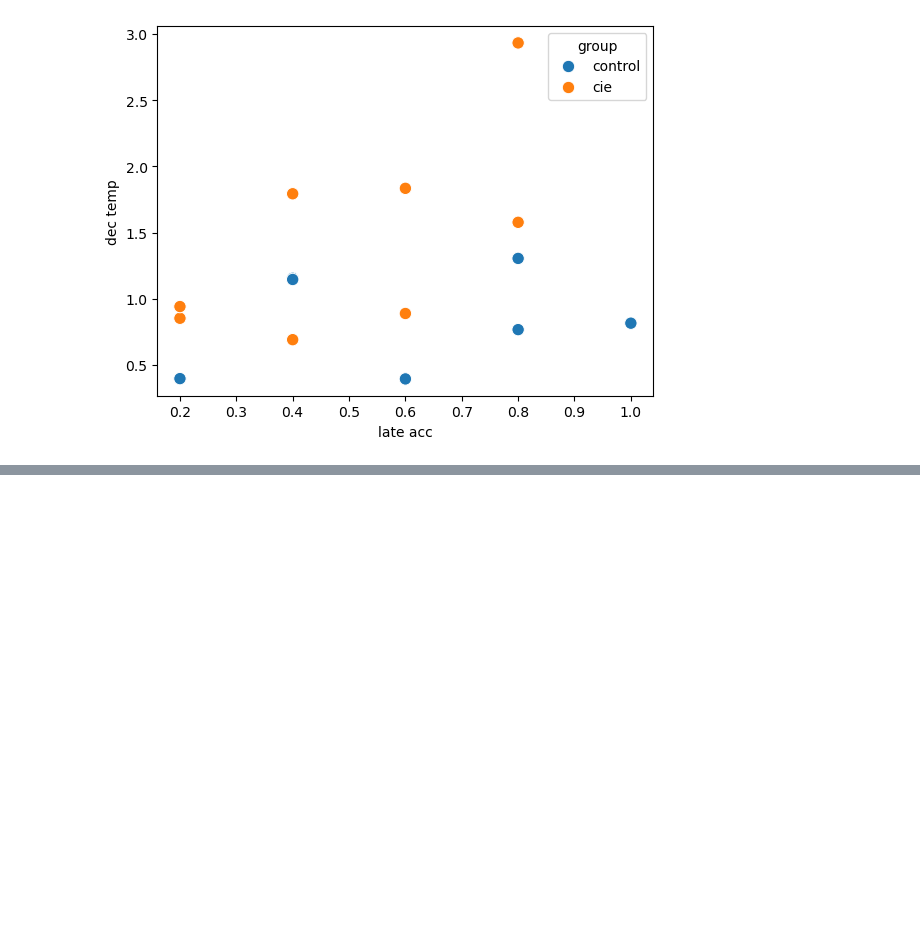
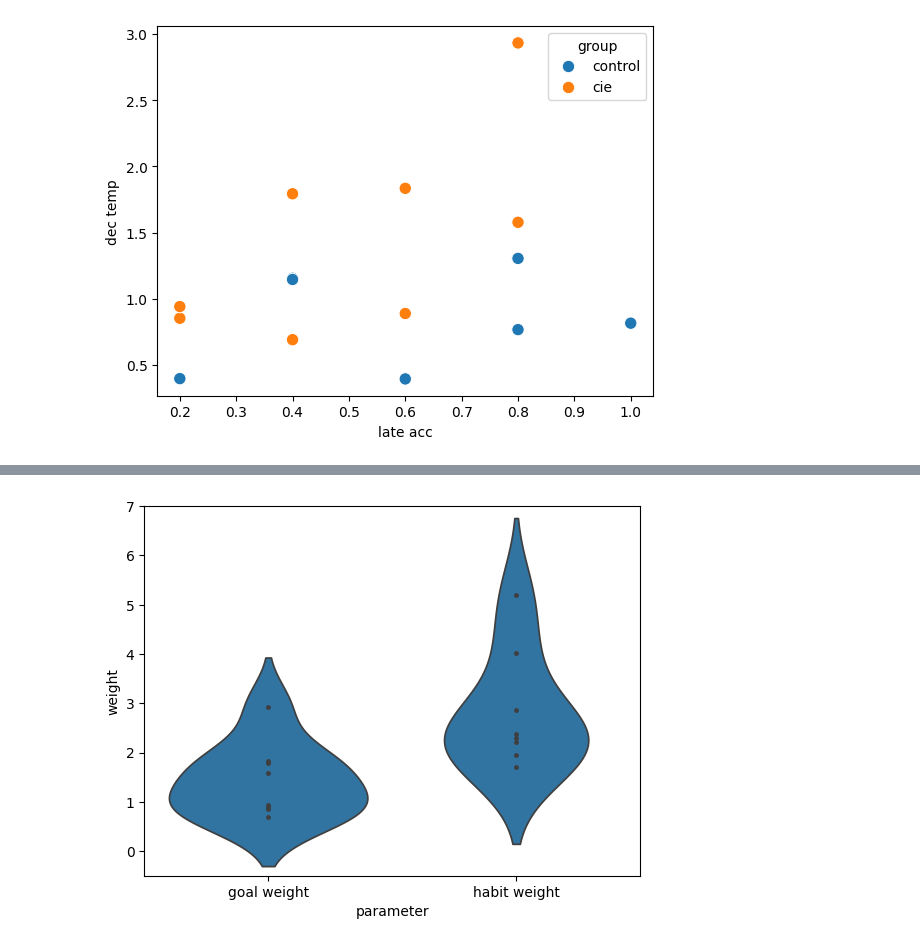
Before and after one commit to SSchwoebel/TMaze, a Jupyter notebook: cie_task/4a_analyze_inference.ipynb, the cells around one changed output, grey strips where cells are left out. Saved outputs shown, nothing was run; the diff lists cells and outputs as text; code cells hidden in the pictures; blank space fills up the shorter version.

```diff
--- a/cie_task/4a_analyze_inference.ipynb
+++ b/cie_task/4a_analyze_inference.ipynb
@@ -633,0 +651,11 @@ plt.show()
+# %%
+param_comp_cie_dict = {"parameter": ["goal weight"]*n_cie+["habit weight"]*n_cie, "weight": np.append(cie_dec_temp, cie_hab_tend)}
+
+param_comp_cie_df = pd.DataFrame(param_comp_cie_dict)
+
+plt.figure()
+sns.violinplot(data=param_comp_cie_df, y="weight", x="parameter", inner="point")
+plt.ylim([-0.5,7])
+plt.show()
+# %% [output]
+[figure, added]
```
Also changed, not shown: parts of 8 cells of this notebook, 2 other files.
